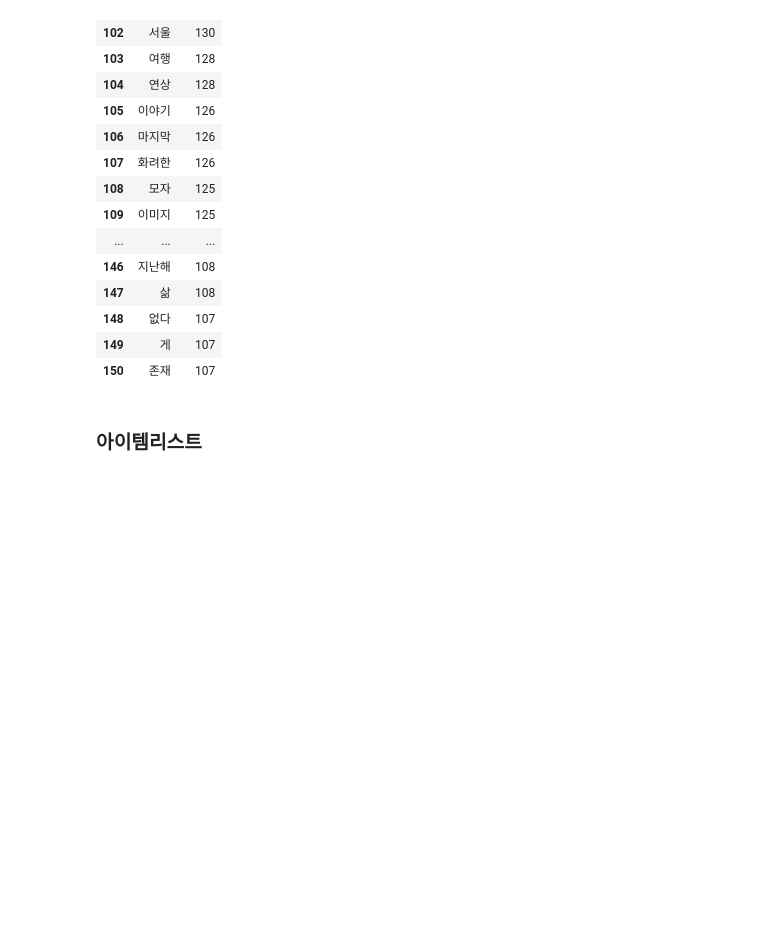
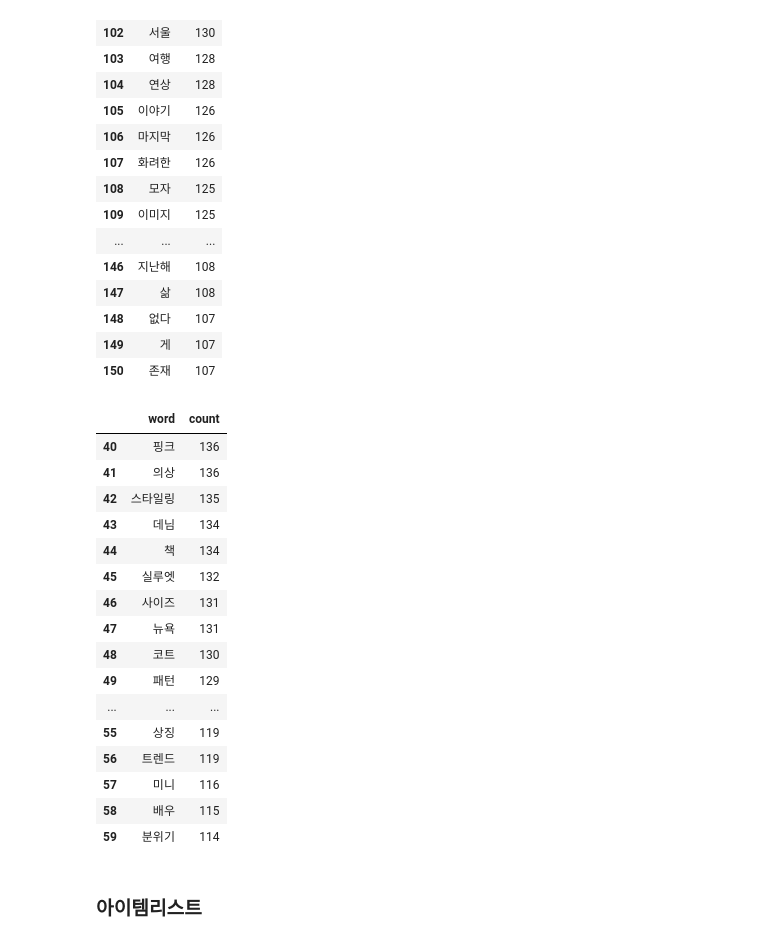
Before and after one commit to sujin29/blande, a Jupyter notebook: 1208_ch_after_pp_for_network.ipynb, the cells around one changed output. Saved outputs shown, nothing was run; the diff lists cells and outputs as text; code cells hidden in the pictures; blank space fills up the shorter version.

```diff
--- a/1208_ch_after_pp_for_network.ipynb
+++ b/1208_ch_after_pp_for_network.ipynb
@@ -230,3 +309,29 @@ ch_ADFN_rank_df.loc[100:150]
 | 150 | 존재 | 107 |
 # %%
 ch_ADFN_rank_df.to_csv('./magazine/final/ch_ADFN_rank_dropword.csv', sep='|', encoding='utf-8', index = False)
+# %%
+ch_before_rank_df = pd.DataFrame(before_rank)
+ch_after_rank_df = pd.DataFrame(after_rank)
+# %%
+ch_before_rank_df.columns = ['word', 'count']
+ch_after_rank_df.columns = ['word', 'count']
+# %%
+ch_after_rank_df[40:60]
+# %% [output]
+|  | word | count |
+| 40 | 핑크 | 136 |
+| 41 | 의상 | 136 |
+| 42 | 스타일링 | 135 |
+| 43 | 데님 | 134 |
+| 44 | 책 | 134 |
+| 45 | 실루엣 | 132 |
+| 46 | 사이즈 | 131 |
+| 47 | 뉴욕 | 131 |
+| 48 | 코트 | 130 |
+| 49 | 패턴 | 129 |
+| ... | ... | ... |
+| 55 | 상징 | 119 |
+| 56 | 트렌드 | 119 |
+| 57 | 미니 | 116 |
+| 58 | 배우 | 115 |
+| 59 | 분위기 | 114 |
```
Also changed, not shown: parts of 22 cells of this notebook, 11 other files.
